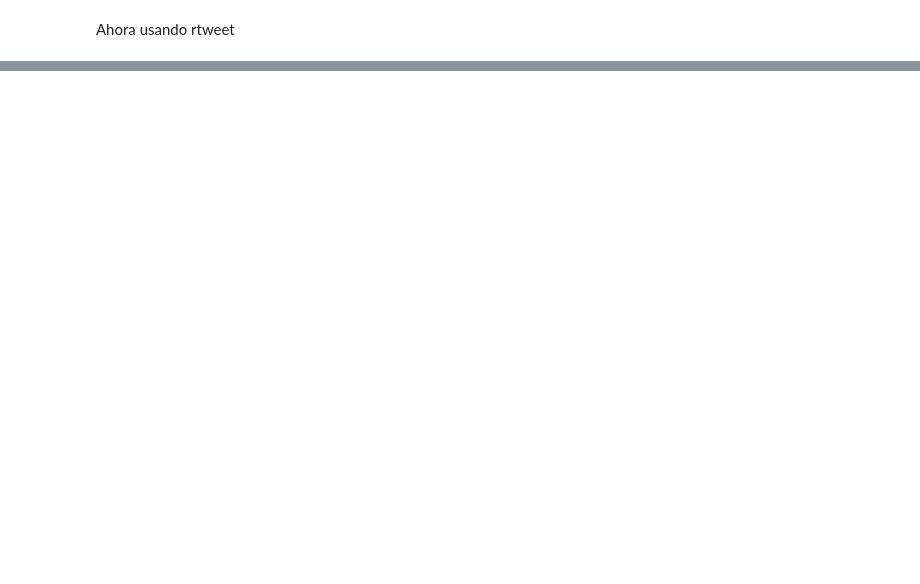
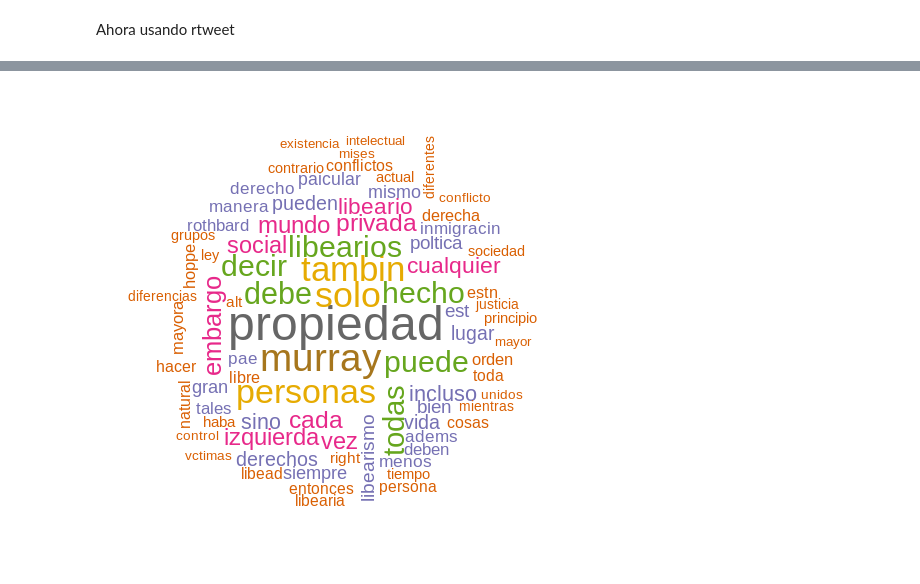
Before and after one commit to ALRIER/BigD_KonradLorenz, a Jupyter notebook: Regex&TextAnalysis.ipynb, the cells around one changed output, grey strips where cells are left out. Cells and saved outputs as stored; diff of their text form; code cells hidden in the pictures; blank space fills up the shorter version.

```diff
--- a/Regex&TextAnalysis.ipynb
+++ b/Regex&TextAnalysis.ipynb
@@ -435,0 +775,12 @@ print(tweet_df.head())
+# %%
+%%R
+
+#nube de palabras sin frecuencias mínimas
+wordcloud(
+   words = dataletras$word, freq = dataletras$freq,
+   max.words = 80,
+   random.order = F,
+   colors=brewer.pal(name = "Dark2", n = 8)
+)
+# %% [output]
+[figure, added]
```
Also changed, not shown: parts of 57 cells of this notebook.
